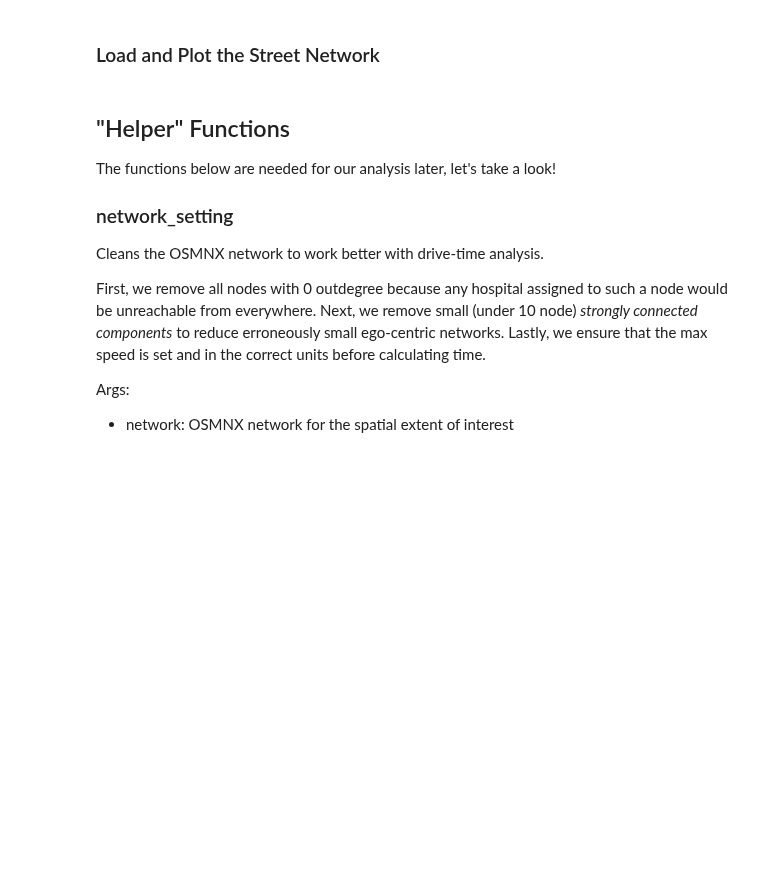
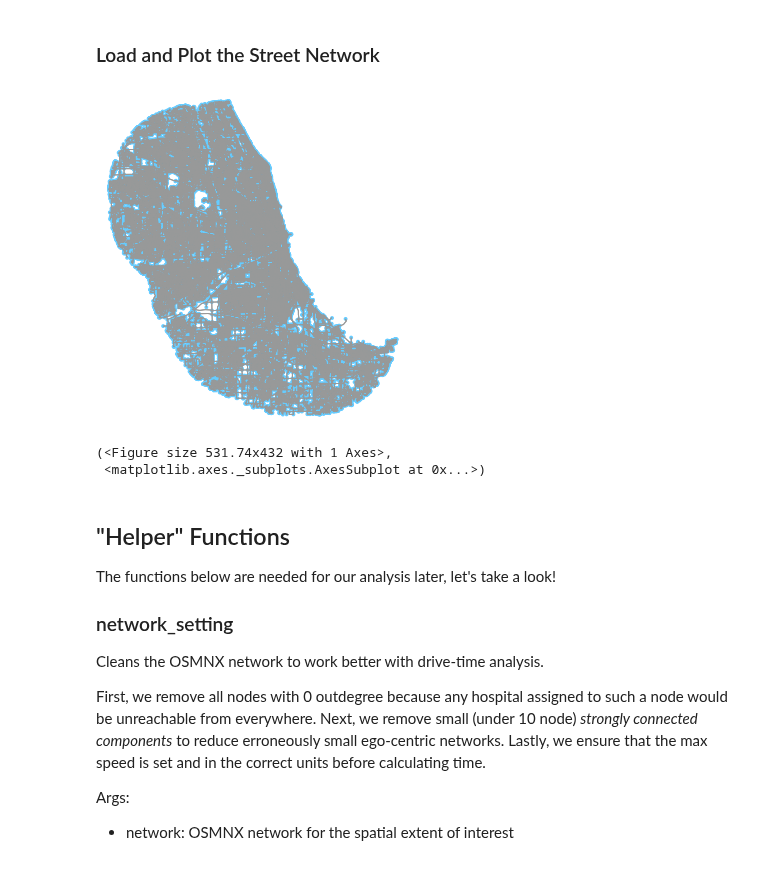
Before and after one commit to whprocter/RPr-Kang-2020, a Jupyter notebook: procedure/code/COVID-19Acc-Original.ipynb, the cells around one changed output. Drawn from its saved outputs; the diff is of its cells as text; code cells hidden in the pictures; blank space fills up the shorter version.

Commit message:
add buffer network to original reproduction

```diff
--- a/procedure/code/COVID-19Acc-Original.ipynb
+++ b/procedure/code/COVID-19Acc-Original.ipynb
@@ -105,12 +135,16 @@ grid_file.plot(figsize=(8,8))
 # %% [markdown]
 ### Load and Plot the Street Network
 # %%
-if not os.path.exists("data/raw/public/Chicago_Network.graphml"):
-    G = ox.graph_from_place('Chicago', network_type='drive') # pulling the drive network the first time will take a while
-    ox.save_graphml(G, 'raw/public/Chicago_Network.graphml')
+if not os.path.exists("data/raw/private/Chicago_Network_Buffer.graphml"):
+    G = ox.graph_from_place('Chicago', network_type='drive', buffer_dist = 24140.2) # pulling the drive network the first time will take a while
+    ox.save_graphml(G, 'raw/private/Chicago_Network_Buffer.graphml')
 else:
-    G = ox.load_graphml('raw/public/Chicago_Network.graphml', node_type=str)
+    G = ox.load_graphml('raw/private/Chicago_Network_Buffer.graphml', node_type=str)
 ox.plot_graph(G)
+# %% [output]
+[figure, added]
+(<Figure size 531.74x432 with 1 Axes>,
+ <matplotlib.axes._subplots.AxesSubplot at 0x...>)
 # %% [markdown]
 ## "Helper" Functions
 
```
Also changed, not shown: parts of 7 cells of this notebook.
